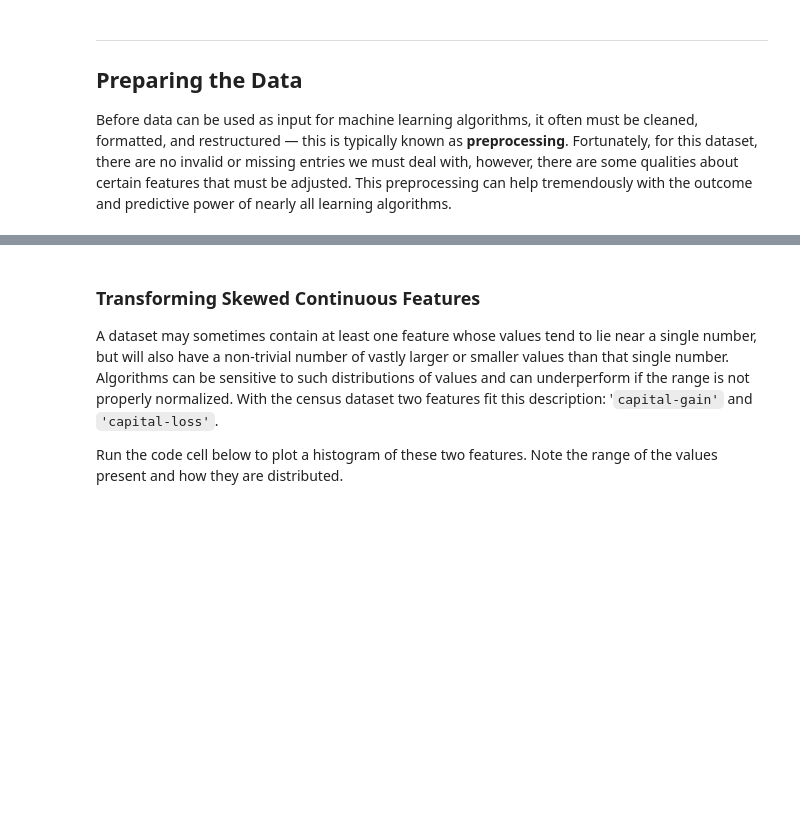
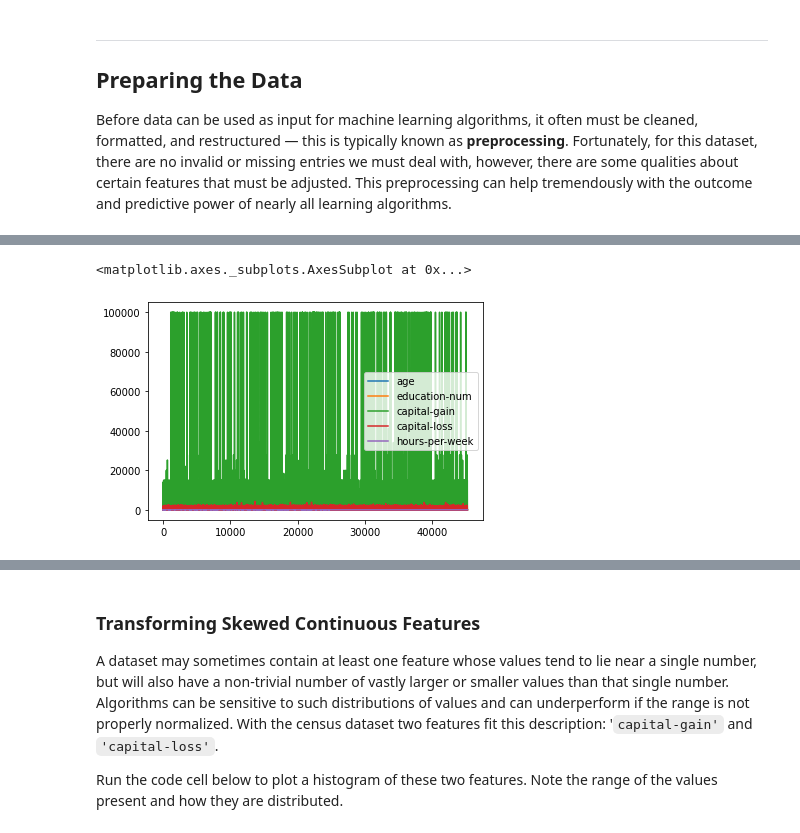
Before and after one commit to sp7412/DSND_Term1, a Jupyter notebook: projects/p1_charityml/finding_donors.ipynb, the cells around one changed output, grey strips where cells are left out. Drawn from its saved outputs; the diff is of its cells as text; code cells hidden in the pictures; blank space fills up the shorter version.

```diff
--- a/projects/p1_charityml/finding_donors.ipynb
+++ b/projects/p1_charityml/finding_donors.ipynb
@@ -114,0 +155,5 @@ Before data can be used as input for machine learning algorithms, it often must
+# %%
+data.plot()
+# %% [output]
+<matplotlib.axes._subplots.AxesSubplot at 0x...>
+[figure, added]
```
Also changed, not shown: parts of 22 cells of this notebook.
